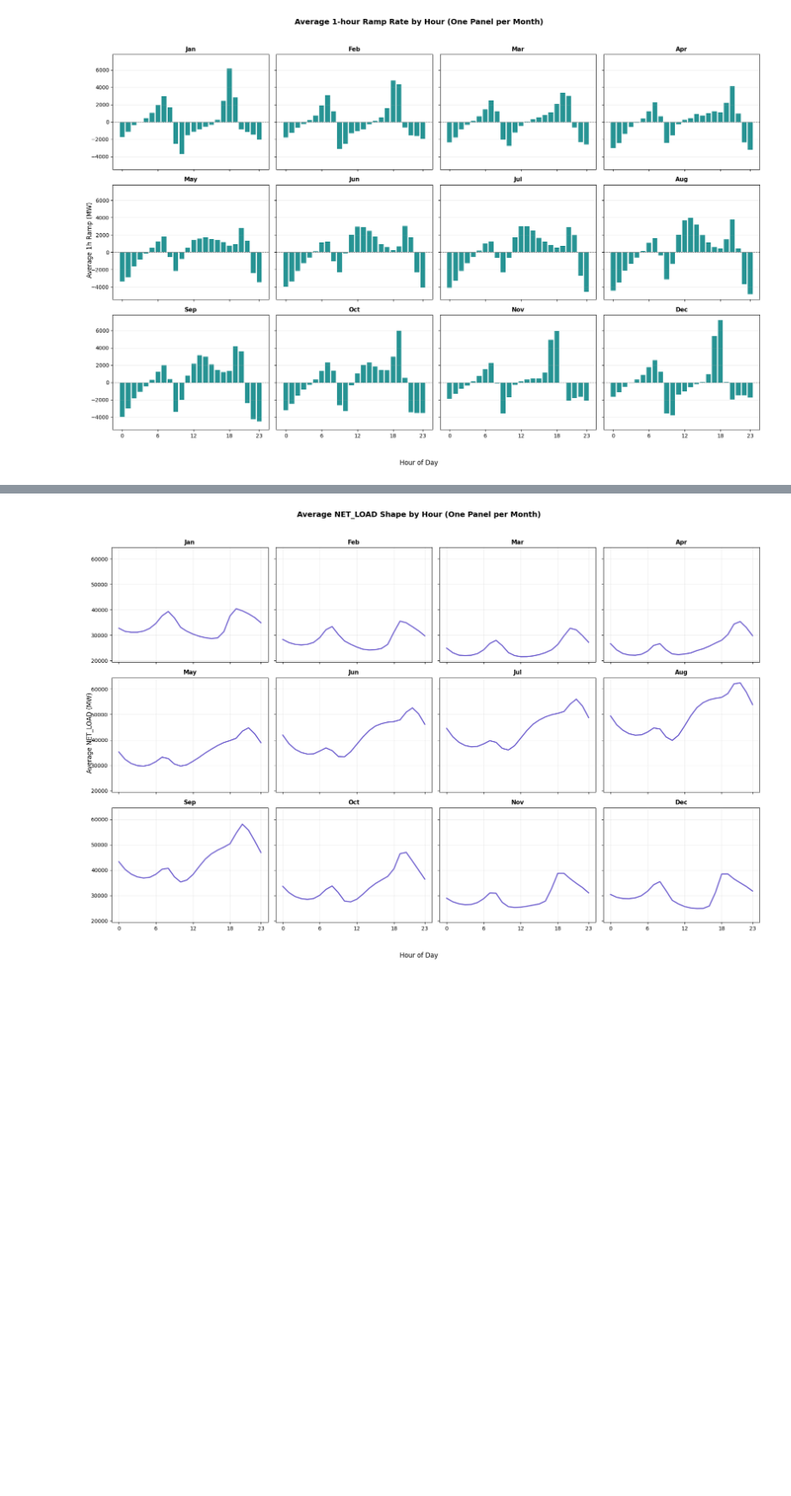
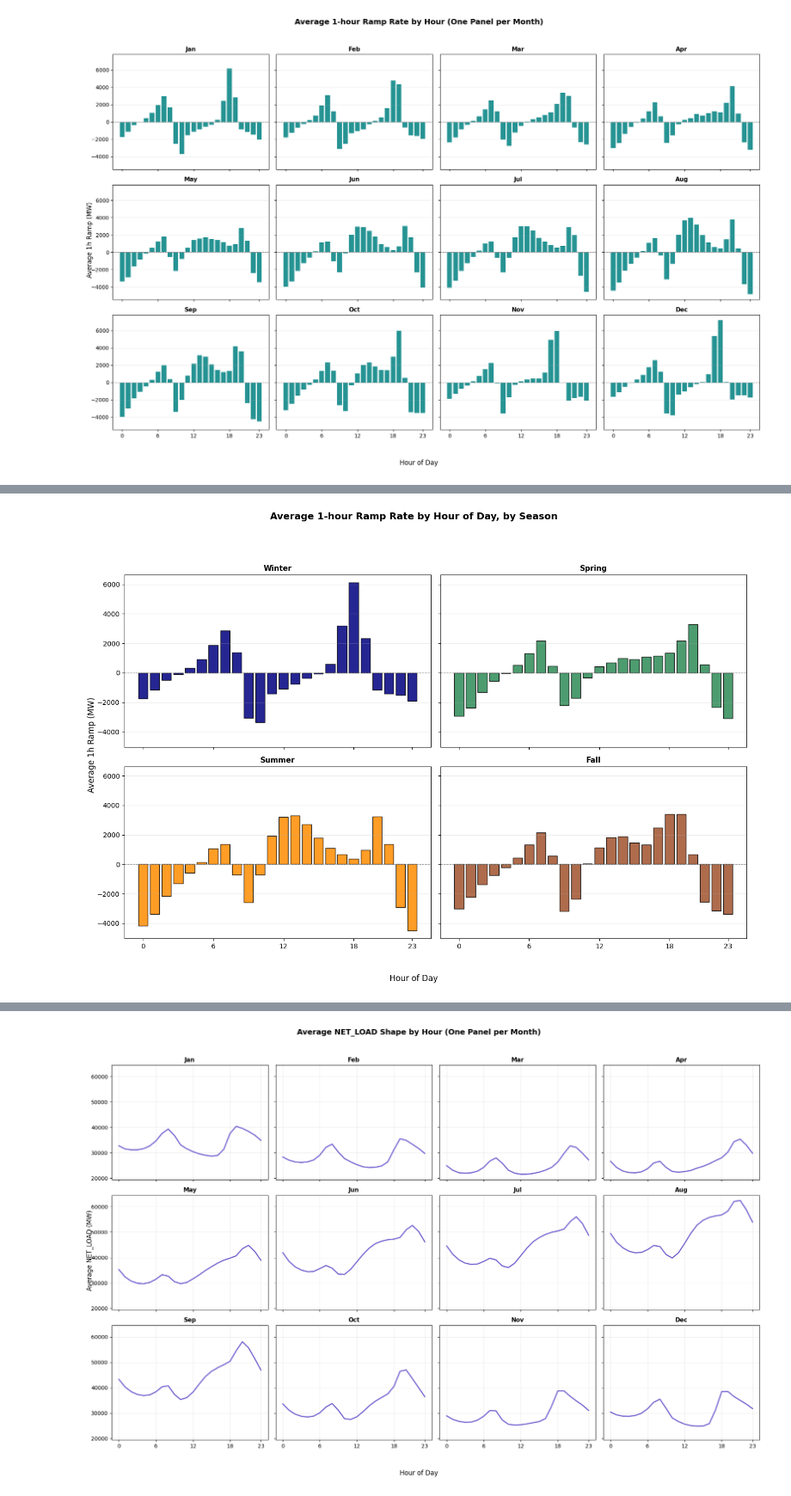
Before and after one commit to kylezlin-hub/Renewable-PowerGrid-Risk, a Jupyter notebook: notebooks/02_risk_analysis.ipynb, the cells around one changed output, grey strips where cells are left out. Shown at 86% size. Drawn from its saved outputs; the diff is of its cells as text; code cells hidden in the pictures; blank space fills up the shorter version.

Commit message:
update tail risk analysis

```diff
--- a/notebooks/02_risk_analysis.ipynb
+++ b/notebooks/02_risk_analysis.ipynb
@@ -253,0 +264,84 @@ plt.show()
+# %%
+# Seasonal comparison of 1-hour net load ramp
+# Purpose: compare ramp risk across meteorological seasons and highlight Winter stress
+import pandas as pd
+import matplotlib.pyplot as plt
+df["month"] = pd.to_datetime(df["datetime"]).dt.month
+df["hour"] = pd.to_datetime(df["datetime"]).dt.hour
+
+season_map = {
+    12: "Winter",
+    1: "Winter",
+    2: "Winter",
+    3: "Spring",
+    4: "Spring",
+    5: "Spring",
+    6: "Summer",
+    7: "Summer",
+    8: "Summer",
+    9: "Fall",
+    10: "Fall",
+    11: "Fall",
+}
+season_order = ["Winter", "Spring", "Summer", "Fall"]
+df["season"] = pd.Categorical(df["month"].map(season_map), categories=season_order, ordered=True)
+
+seasonal_hourly_avg_ramp = (
+    df.groupby(["season", "hour"])["ramp_1h"]
+    .mean()
+    .unstack("hour")
+    .reindex(index=season_order, columns=range(24))
+)
+
+seasonal_peak_risk = seasonal_hourly_avg_ramp.abs().max(axis=1)
+seasonal_peak_hour = seasonal_hourly_avg_ramp.abs().idxmax(axis=1)
+
+fig, axes = plt.subplots(2, 2, figsize=(14, 10), sharex=True, sharey=True)
+season_colors = {"Winter": "navy", "Spring": "seagreen", "Summer": "darkorange", "Fall": "sienna"}
+
+for season, ax in zip(season_order, axes.flatten()):
+    ax.bar(
+        seasonal_hourly_avg_ramp.columns,
+        seasonal_hourly_avg_ramp.loc[season].values,
+        color=season_colors[season],
+        edgecolor="black",
+        alpha=0.85,
+        width=0.8,
+    )
+    ax.axhline(0, color="gray", linestyle="--", linewidth=0.8)
+    ax.set_title(season, fontsize=11, fontweight="bold")
+    ax.set_xticks([0, 6, 12, 18, 23])
+    ax.grid(axis="y", alpha=0.25)
+
+fig.suptitle("Average 1-hour Ramp Rate by Hour of Day, by Season", fontsize=14, fontweight="bold")
+fig.supxlabel("Hour of Day")
+fig.supylabel("Average 1h Ramp (MW)")
+plt.tight_layout(rect=[0, 0.03, 1, 0.92])
+plt.show()
+
+plt.figure(figsize=(8, 4.5))
+bar_colors = ["navy" if season == seasonal_peak_risk.idxmax() else "steelblue" for season in seasonal_peak_risk.index]
+bars = plt.bar(seasonal_peak_risk.index, seasonal_peak_risk.values, color=bar_colors, edgecolor="black", alpha=0.85)
+plt.title("Seasonal Peak Average Absolute 1-hour Ramp", fontsize=12, fontweight="bold")
+plt.ylabel("Peak Average |1h Ramp| (MW)")
+plt.grid(axis="y", alpha=0.25)
+
+for bar, value in zip(bars, seasonal_peak_risk.values):
+    plt.text(
+        bar.get_x() + bar.get_width() / 2,
+        value,
+        f"{value:.0f}",
+        ha="center",
+        va="bottom",
+        fontsize=10,
+    )
+
+plt.tight_layout()
+plt.show()
+
+print("Seasonal peak average absolute 1-hour ramp (MW):")
+print(seasonal_peak_risk.round(2).sort_values(ascending=False))
+print()
+print(f"Highest seasonal ramp risk: {seasonal_peak_risk.idxmax()}")
+# %% [output]
+[figure, added]
```
Also changed, not shown: parts of 4 cells of this notebook, 1 other file.
